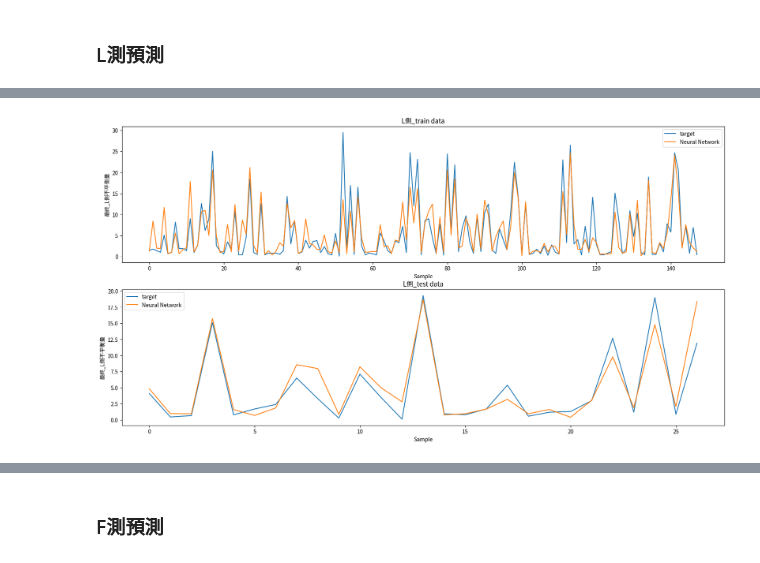
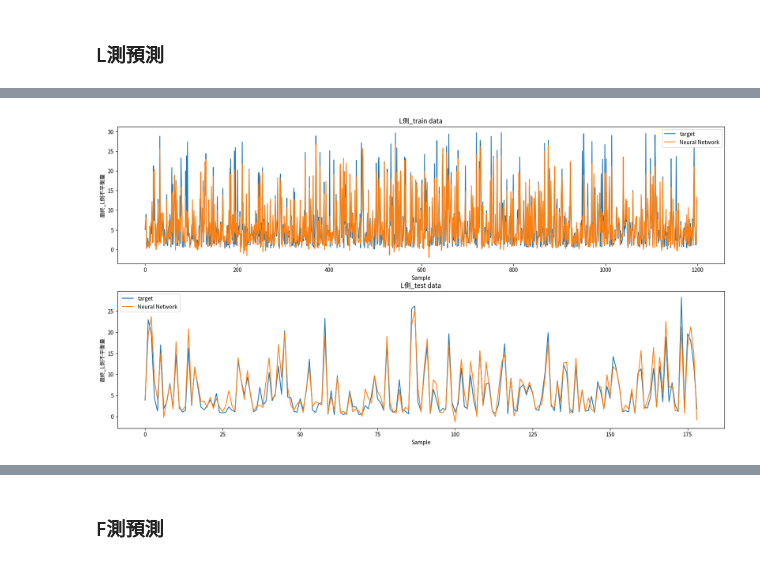
Before and after one commit to JulieKuo/balance_motor, a Jupyter notebook: train_multiple.ipynb, the cells around one changed output, grey strips where cells are left out. Cells and saved outputs as stored; diff of their text form; code cells hidden in the pictures.

```diff
--- a/train_multiple.ipynb
+++ b/train_multiple.ipynb
@@ -55,5 +88,2 @@ df.shape
 # %% [markdown]
 ##### 刪除特徵
-# %%
-df = df.drop(['日期', '工號', '序號'], axis = 1)
-df.head(3)
@@ -99,5 +126,8 @@ features
 l_df = df[df[target_vol[0]] <= limit_end].reset_index(drop = True)
 f_df = df[df[target_vol[1]] <= limit_end].reset_index(drop = True)
 
+l_df = l_df.sample(n = 1379, random_state = 99)
+f_df = f_df.sample(n = 1379, random_state = 99)
+
 print(f"df: {len(df)}, l_df: {len(l_df)}, f_df: {len(f_df)}")
 # %% [output]
@@ -115,7 +139,7 @@ side = "L"
 total_scores = pd.DataFrame()
 total_models = {}
 preds = {}
-num = 8 # 989
+num = 0 # 8, 84
 start, end = time.time(), time.time()
 
 pbar = tqdm(total = stop, ncols = 150)
@@ -146,11 +170,7 @@ while (end - start) < stop:
     end = time.time()
     pbar.update(round(end - mid, 4))
 
-    break
-
 pbar.close()
-# %%
-total_scores = total_scores[(total_scores[('r2',  'train')] > 0.7) & (total_scores[('r2',  'test')] > 0.85)]
 # %%
 total_scores = total_scores.sort_values([('r2',  'test'), ('r2',  'train'), ('r2',  'cv')], ascending = False)
 total_scores.head(3)
@@ -180,6 +202,6 @@ pickle.dump(scaler, open(os.path.join(model_detail, f"{side}_scaler.pkl"), "wb")
 pickle.dump(model, open(os.path.join(model_detail, f"{side}_model.pkl"), "wb"))
 # %%
 pred_trains, pred_tests = preds[best_order]["train"], preds[best_order]["test"]
-pred_plot(pred_trains, pred_tests, best_score, target_vol, model_path, side, top_score = 3)
+pred_plot(pred_trains, pred_tests, best_score, target_vol[0], model_path, side, top_score = 3)
 # %% [output]
-[figure, old version]
+[figure, new version]
```
Also changed, not shown: parts of 22 cells of this notebook, 3 other files.
